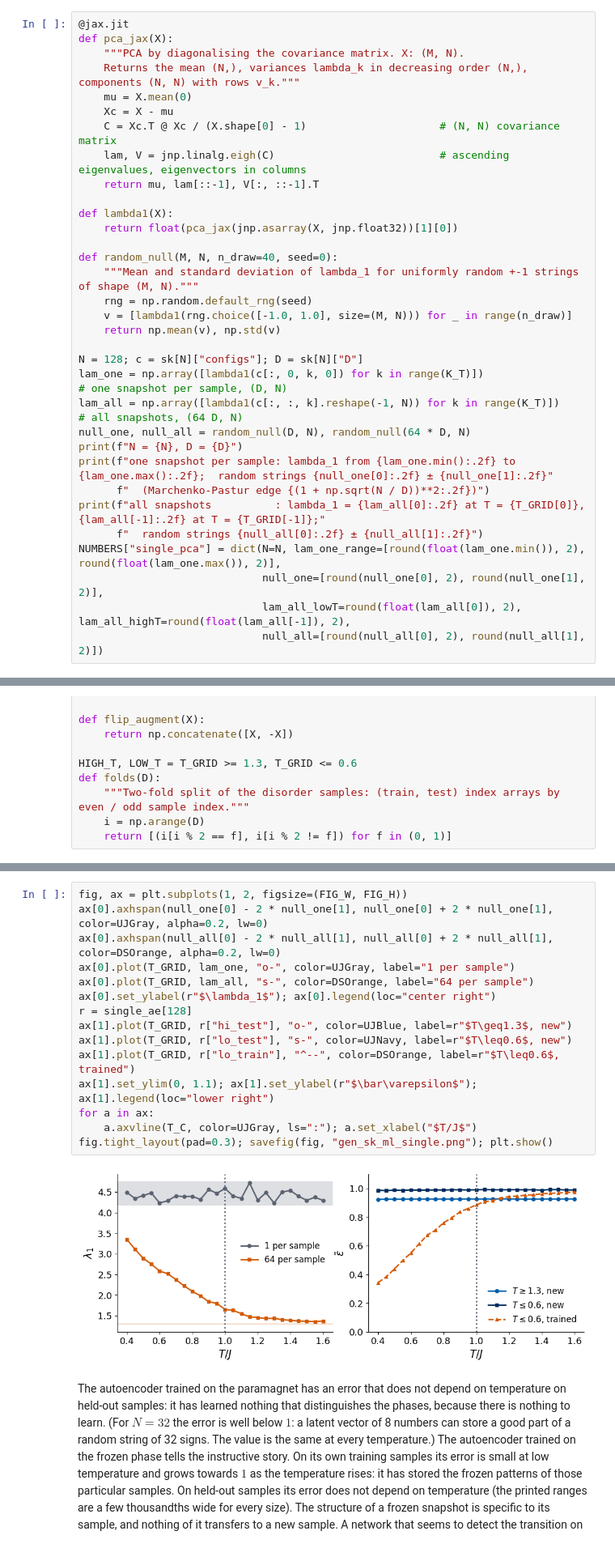
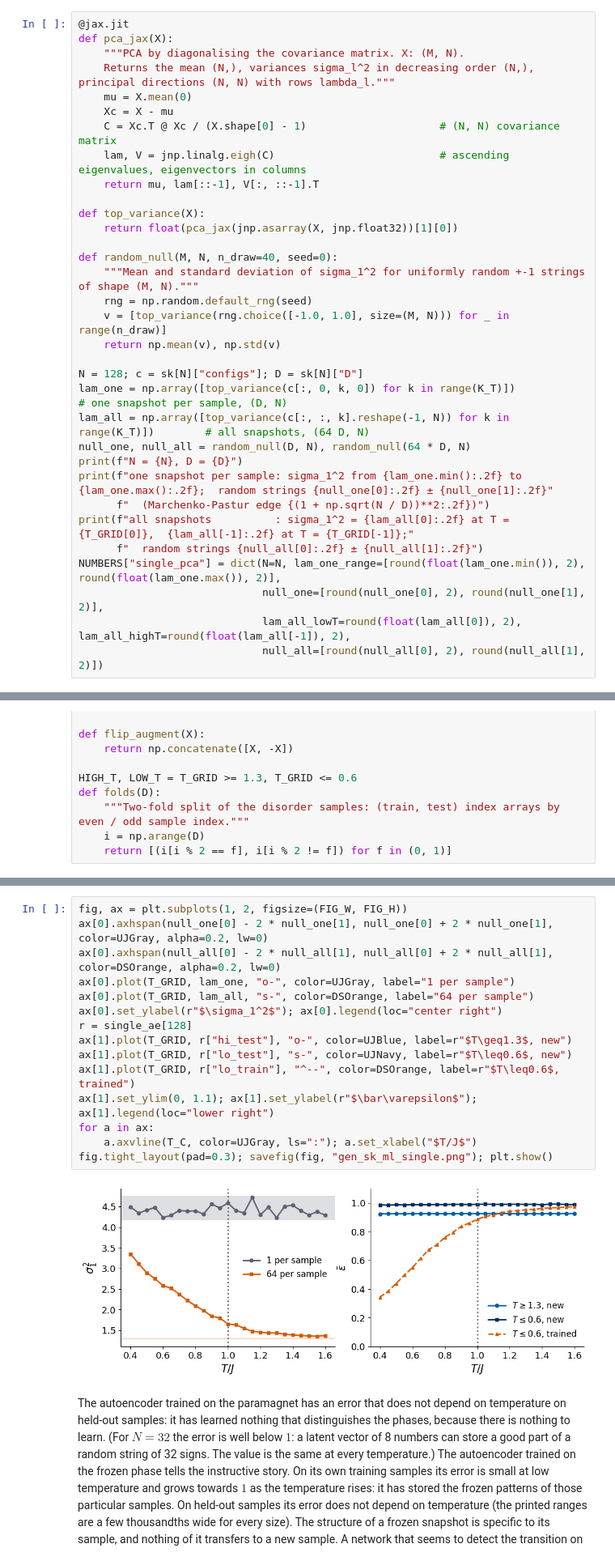
Before and after one commit to MarcinPlodzien/deep-learning-for-classical-and-quantum-physics, a Jupyter notebook: notebooks/lecture-05/lab-023-sk-without-labels.ipynb, the cells around one changed output, grey strips where cells are left out. Shown at 81% size. Drawn from its saved outputs; the diff is of its cells as text.

```diff
--- a/notebooks/lecture-05/lab-023-sk-without-labels.ipynb
+++ b/notebooks/lecture-05/lab-023-sk-without-labels.ipynb
@@ -280,30 +281,30 @@ of every sample ($M=64D$).
 @jax.jit
 def pca_jax(X):
     """PCA by diagonalising the covariance matrix. X: (M, N).
-    Returns the mean (N,), variances lambda_k in decreasing order (N,), components (N, N) with rows v_k."""
+    Returns the mean (N,), variances sigma_l^2 in decreasing order (N,), principal directions (N, N) with rows lambda_l."""
     mu = X.mean(0)
     Xc = X - mu
     C = Xc.T @ Xc / (X.shape[0] - 1)                     # (N, N) covariance matrix
     lam, V = jnp.linalg.eigh(C)                          # ascending eigenvalues, eigenvectors in columns
     return mu, lam[::-1], V[:, ::-1].T
 
-def lambda1(X):
+def top_variance(X):
     return float(pca_jax(jnp.asarray(X, jnp.float32))[1][0])
 
 def random_null(M, N, n_draw=40, seed=0):
-    """Mean and standard deviation of lambda_1 for uniformly random +-1 strings of shape (M, N)."""
+    """Mean and standard deviation of sigma_1^2 for uniformly random +-1 strings of shape (M, N)."""
     rng = np.random.default_rng(seed)
-    v = [lambda1(rng.choice([-1.0, 1.0], size=(M, N))) for _ in range(n_draw)]
+    v = [top_variance(rng.choice([-1.0, 1.0], size=(M, N))) for _ in range(n_draw)]
     return np.mean(v), np.std(v)
 
 N = 128; c = sk[N]["configs"]; D = sk[N]["D"]
-lam_one = np.array([lambda1(c[:, 0, k, 0]) for k in range(K_T)])                    # one snapshot per sample, (D, N)
-lam_all = np.array([lambda1(c[:, :, k].reshape(-1, N)) for k in range(K_T)])        # all snapshots, (64 D, N)
+lam_one = np.array([top_variance(c[:, 0, k, 0]) for k in range(K_T)])                    # one snapshot per sample, (D, N)
+lam_all = np.array([top_variance(c[:, :, k].reshape(-1, N)) for k in range(K_T)])        # all snapshots, (64 D, N)
 null_one, null_all = random_null(D, N), random_null(64 * D, N)
 print(f"N = {N}, D = {D}")
-print(f"one snapshot per sample: lambda_1 from {lam_one.min():.2f} to {lam_one.max():.2f};  random strings {null_one[0]:.2f} ± {null_one[1]:.2f}"
+print(f"one snapshot per sample: sigma_1^2 from {lam_one.min():.2f} to {lam_one.max():.2f};  random strings {null_one[0]:.2f} ± {null_one[1]:.2f}"
       f"  (Marchenko-Pastur edge {(1 + np.sqrt(N / D))**2:.2f})")
-print(f"all snapshots          : lambda_1 = {lam_all[0]:.2f} at T = {T_GRID[0]},  {lam_all[-1]:.2f} at T = {T_GRID[-1]};"
+print(f"all snapshots          : sigma_1^2 = {lam_all[0]:.2f} at T = {T_GRID[0]},  {lam_all[-1]:.2f} at T = {T_GRID[-1]};"
       f"  random strings {null_all[0]:.2f} ± {null_all[1]:.2f}")
 NUMBERS["single_pca"] = dict(N=N, lam_one_range=[round(float(lam_one.min()), 2), round(float(lam_one.max()), 2)],
                              null_one=[round(null_one[0], 2), round(null_one[1], 2)],
@@ -421,20 +422,20 @@ training time 152 s
 # %%
 fig, ax = plt.subplots(1, 2, figsize=(FIG_W, FIG_H))
 ax[0].axhspan(null_one[0] - 2 * null_one[1], null_one[0] + 2 * null_one[1], color=UJGray, alpha=0.2, lw=0)
 ax[0].axhspan(null_all[0] - 2 * null_all[1], null_all[0] + 2 * null_all[1], color=DSOrange, alpha=0.2, lw=0)
 ax[0].plot(T_GRID, lam_one, "o-", color=UJGray, label="1 per sample")
 ax[0].plot(T_GRID, lam_all, "s-", color=DSOrange, label="64 per sample")
-ax[0].set_ylabel(r"$\lambda_1$"); ax[0].legend(loc="center right")
+ax[0].set_ylabel(r"$\sigma_1^2$"); ax[0].legend(loc="center right")
 r = single_ae[128]
 ax[1].plot(T_GRID, r["hi_test"], "o-", color=UJBlue, label=r"$T\geq1.3$, new")
 ax[1].plot(T_GRID, r["lo_test"], "s-", color=UJNavy, label=r"$T\leq0.6$, new")
 ax[1].plot(T_GRID, r["lo_train"], "^--", color=DSOrange, label=r"$T\leq0.6$, trained")
 ax[1].set_ylim(0, 1.1); ax[1].set_ylabel(r"$\bar\varepsilon$"); ax[1].legend(loc="lower right")
 for a in ax:
     a.axvline(T_C, color=UJGray, ls=":"); a.set_xlabel("$T/J$")
 fig.tight_layout(pad=0.3); savefig(fig, "gen_sk_ml_single.png"); plt.show()
 # %% [output]
-[figure, old version]
+[figure, new version]
 # %% [markdown]
 The autoencoder trained on the paramagnet has an error that does not depend on temperature on held-out samples: it has learned nothing that
 distinguishes the phases, because there is nothing to learn. (For $N=32$ the error is well below $1$: a latent vector of 8 numbers can store a
```
Also changed, not shown: parts of 16 cells of this notebook, 26 other files.
